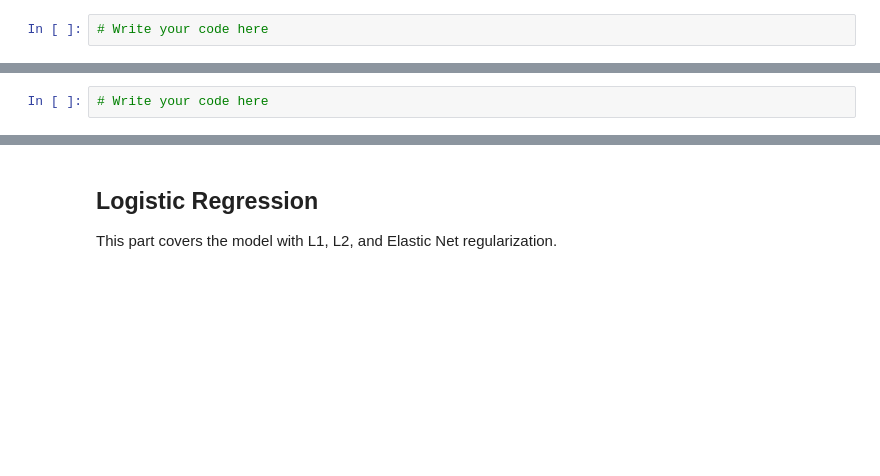
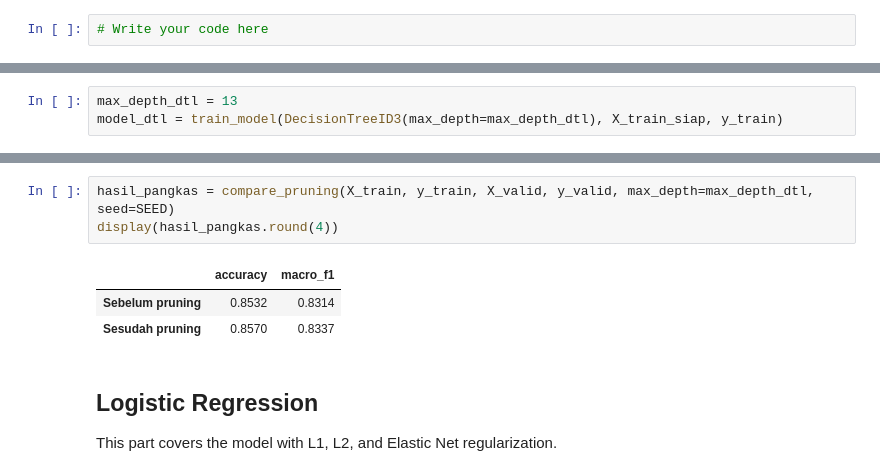
Before and after one commit to Alpaomega1136/IF3170_G31_KelompokDadakan, a Jupyter notebook: src/notebooks/IF3170_G31_KelompokDadakan.ipynb, the cells around one changed output, grey strips where cells are left out. Saved outputs shown, nothing was run; the diff lists cells and outputs as text; blank space fills up the shorter version.

Commit message:
Refactor model workflow and consolidate DTL notebook

```diff
--- a/src/notebooks/IF3170_G31_KelompokDadakan.ipynb
+++ b/src/notebooks/IF3170_G31_KelompokDadakan.ipynb
@@ -592,2 +483,3 @@ This part covers one chosen variant, which is ID3, C4.5, or CART, and its valida
 # %%
-# Write your code here
+max_depth_dtl = 13
+model_dtl = train_model(DecisionTreeID3(max_depth=max_depth_dtl), X_train_siap, y_train)
@@ -594,3 +498,10 @@ This part covers one chosen variant, which is ID3, C4.5, or CART, and its valida
+# %%
+hasil_pangkas = compare_pruning(X_train, y_train, X_valid, y_valid, max_depth=max_depth_dtl, seed=SEED)
+display(hasil_pangkas.round(4))
+# %% [output]
+|  | accuracy | macro_f1 |
+| Sebelum pruning | 0.8532 | 0.8314 |
+| Sesudah pruning | 0.8570 | 0.8337 |
 # %% [markdown]
 ## Logistic Regression
 
```
Also changed, not shown: parts of 35 cells of this notebook, 31 other files.
